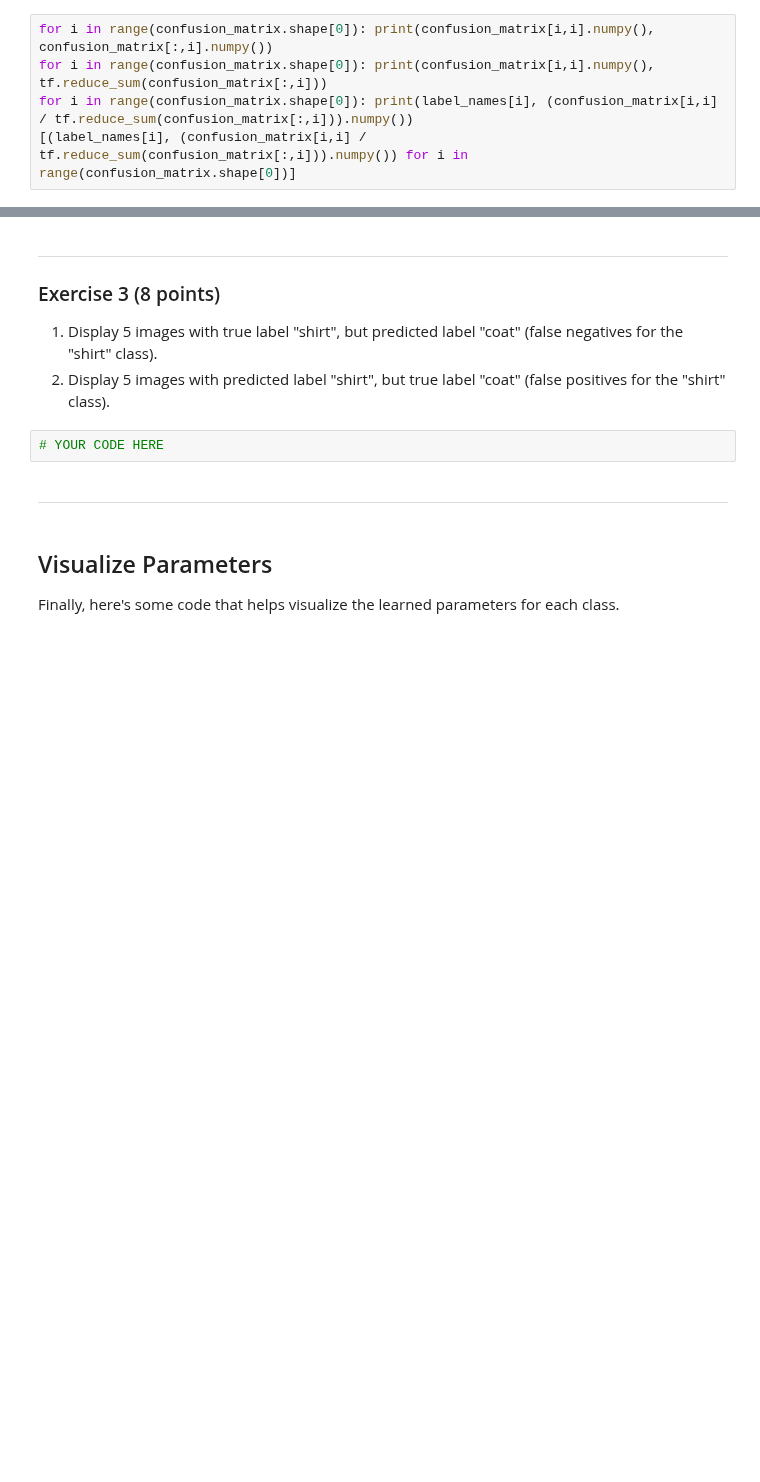
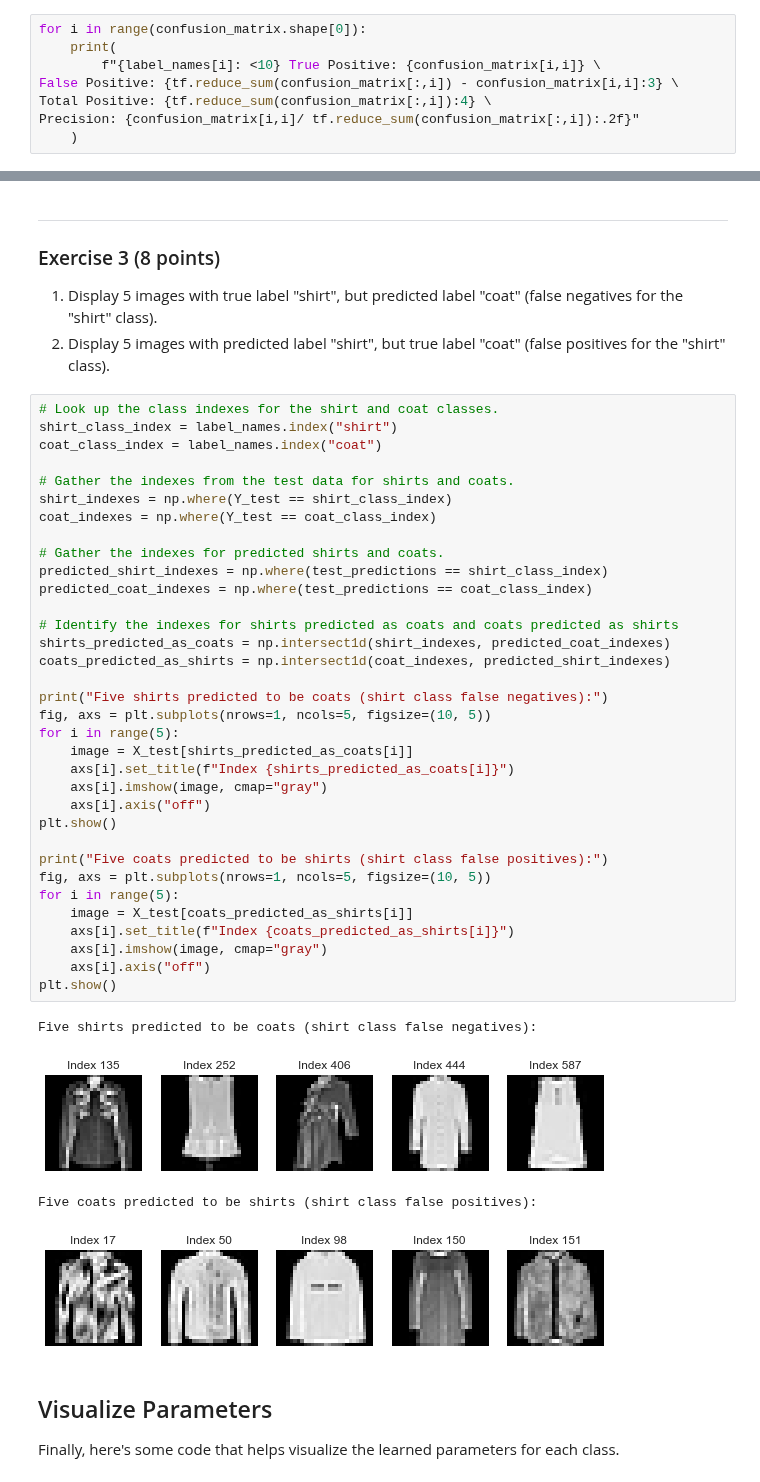
Before and after one commit to RERobbins/mids_w207_summer_22_Richard_Robbins, a Jupyter notebook: submissions/05 Multiclass Classification.ipynb, the cells around one changed output, grey strips where cells are left out. Drawn from its saved outputs; the diff is of its cells as text; blank space fills up the shorter version.

```diff
--- a/submissions/05 Multiclass Classification.ipynb
+++ b/submissions/05 Multiclass Classification.ipynb
@@ -201,6 +202,9 @@ array([1135,  941, 1006, 1174, 1238,  354,  474, 1322, 1043, 1313],
 # %%
-for i in range(confusion_matrix.shape[0]): print(confusion_matrix[i,i].numpy(), confusion_matrix[:,i].numpy())
-for i in range(confusion_matrix.shape[0]): print(confusion_matrix[i,i].numpy(), tf.reduce_sum(confusion_matrix[:,i]))
-for i in range(confusion_matrix.shape[0]): print(label_names[i], (confusion_matrix[i,i] / tf.reduce_sum(confusion_matrix[:,i])).numpy())
-[(label_names[i], (confusion_matrix[i,i] / tf.reduce_sum(confusion_matrix[:,i])).numpy()) for i in range(confusion_matrix.shape[0])]
+for i in range(confusion_matrix.shape[0]):
+    print(
+        f"{label_names[i]: <10} True Positive: {confusion_matrix[i,i]} \
+False Positive: {tf.reduce_sum(confusion_matrix[:,i]) - confusion_matrix[i,i]:3} \
+Total Positive: {tf.reduce_sum(confusion_matrix[:,i]):4} \
+Precision: {confusion_matrix[i,i]/ tf.reduce_sum(confusion_matrix[:,i]):.2f}"
+    )
 # %% [output]
@@ -245,10 +239,45 @@ Since the "shirt" class seems to be the source for a lot of errors, let's look a
 
 1. Display 5 images with true label "shirt", but predicted label "coat" (false negatives for the "shirt" class).
 2. Display 5 images with predicted label "shirt", but true label "coat" (false positives for the "shirt" class).
-# %%
-# YOUR CODE HERE
-# %% [markdown]
----
+# %%
+# Look up the class indexes for the shirt and coat classes.
+shirt_class_index = label_names.index("shirt")
+coat_class_index = label_names.index("coat")
+
+# Gather the indexes from the test data for shirts and coats.
+shirt_indexes = np.where(Y_test == shirt_class_index)
+coat_indexes = np.where(Y_test == coat_class_index)
+
+# Gather the indexes for predicted shirts and coats.
+predicted_shirt_indexes = np.where(test_predictions == shirt_class_index)
+predicted_coat_indexes = np.where(test_predictions == coat_class_index)
+
+# Identify the indexes for shirts predicted as coats and coats predicted as shirts
+shirts_predicted_as_coats = np.intersect1d(shirt_indexes, predicted_coat_indexes)
+coats_predicted_as_shirts = np.intersect1d(coat_indexes, predicted_shirt_indexes)
+
+print("Five shirts predicted to be coats (shirt class false negatives):")
+fig, axs = plt.subplots(nrows=1, ncols=5, figsize=(10, 5))
+for i in range(5):
+    image = X_test[shirts_predicted_as_coats[i]]
+    axs[i].set_title(f"Index {shirts_predicted_as_coats[i]}")
+    axs[i].imshow(image, cmap="gray")
+    axs[i].axis("off")
+plt.show()
+
+print("Five coats predicted to be shirts (shirt class false positives):")
+fig, axs = plt.subplots(nrows=1, ncols=5, figsize=(10, 5))
+for i in range(5):
+    image = X_test[coats_predicted_as_shirts[i]]
+    axs[i].set_title(f"Index {coats_predicted_as_shirts[i]}")
+    axs[i].imshow(image, cmap="gray")
+    axs[i].axis("off")
+plt.show()
+# %% [output]
+Five shirts predicted to be coats (shirt class false negatives):
+[figure, added]
+Five coats predicted to be shirts (shirt class false positives):
+[figure, added]
 # %% [markdown]
 ## Visualize Parameters
 Finally, here's some code that helps visualize the learned parameters for each class.
```
Also changed, not shown: parts of 11 cells of this notebook.
